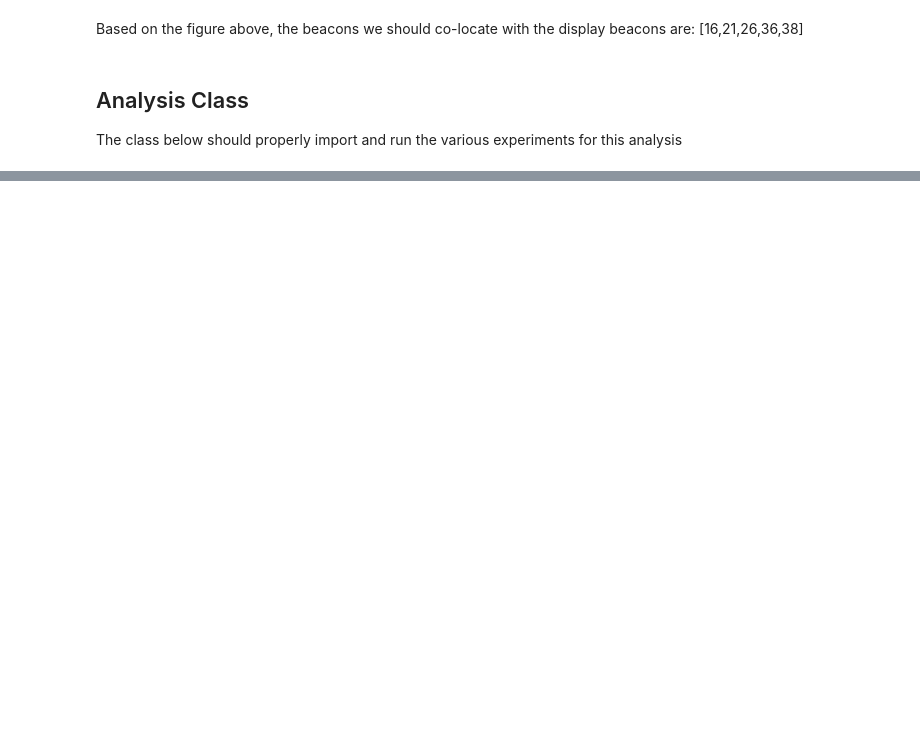
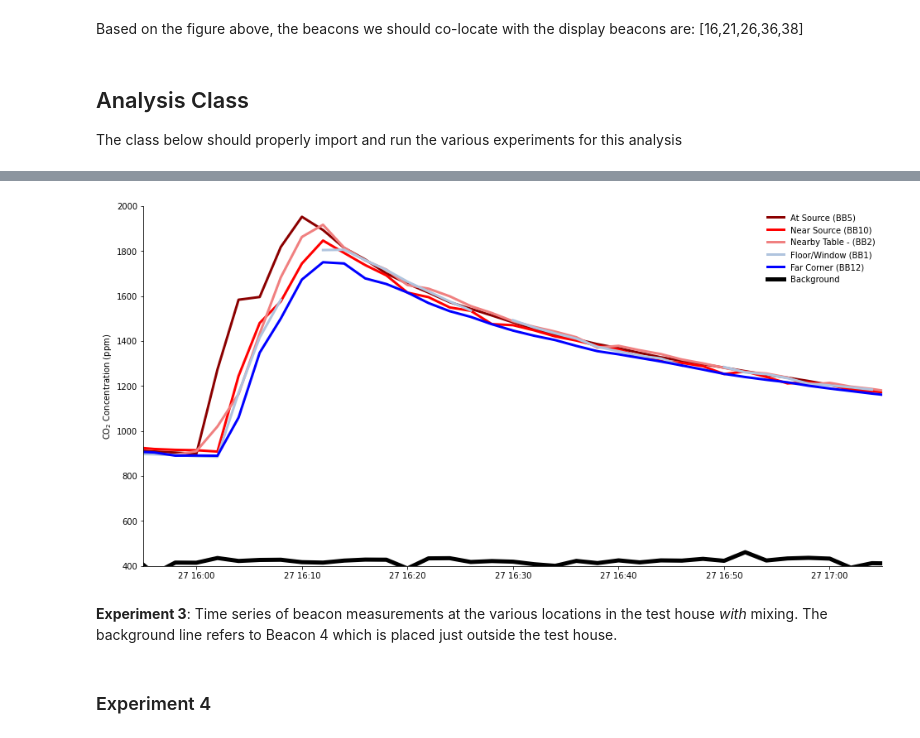
Before and after one commit to intelligent-environments-lab/utx000, a Jupyter notebook: notebooks/5.0.2-hef-beacon-co2_sensitivity.ipynb, the cells around one changed output, grey strips where cells are left out. Saved outputs shown, nothing was run; the diff lists cells and outputs as text; code cells hidden in the pictures; blank space fills up the shorter version.

```diff
--- a/notebooks/5.0.2-hef-beacon-co2_sensitivity.ipynb
+++ b/notebooks/5.0.2-hef-beacon-co2_sensitivity.ipynb
@@ -133,0 +216,29 @@ co2.plot_ts()
+# %%
+exp3 = CO2_Sensitivity(beacon_list=[1,16,2,21,5,26,10,36,12,38],ref_beacon=4,start_datetime=datetime(2021,1,27,15,55),end_datetime=datetime(2021,1,27,17,5))
+# %%
+fig, ax = plt.subplots(figsize=(16,8))
+locs = ["At Source (BB5)","Near Source (BB10)","Nearby Table - (BB2)","Floor/Window (BB1)","Far Corner (BB12)"]
+exp3_df = pd.DataFrame()
+for pair, loc, color in zip([[5,26],[10,36],[2,21],[1,6],[12,38]],locs,["darkred","red","lightcoral","lightsteelblue","blue"]):
+    data_by_bb = exp3.data[exp3.data["beacon"].isin(pair)]
+    mean_bb = data_by_bb.groupby("timestamp").mean()
+    ax.plot(mean_bb.index,mean_bb["co2"],linewidth=3,color=color, label=loc)
+    exp3_df = pd.concat([exp3_df,mean_bb["co2"]],axis=1)
+
+exp3_df.columns = locs
+
+ax.plot(exp3.ref.index,exp3.ref["co2"],color="black",linewidth=5,label="Background")
+ax.set_xlim([exp3.start_datetime,exp3.end_datetime])
+ax.set_ylim([400,2000])
+ax.set_ylabel("CO$_2$ Concentration (ppm)")
+ax.legend(frameon=False)
+
+for loc in ["top","right"]:
+    ax.spines[loc].set_visible(False)
+
+plt.show()
+plt.close()
+# %% [output]
+[figure, added]
+# %% [markdown]
+**Experiment 3**: Time series of beacon measurements at the various locations in the test house _with_ mixing. The background line refers to Beacon 4 which is placed just outside the test house.
@@ -133,0 +252,2 @@ co2.plot_ts()
+# %% [markdown]
+### Experiment 4
```
Also changed, not shown: parts of 24 cells of this notebook.
